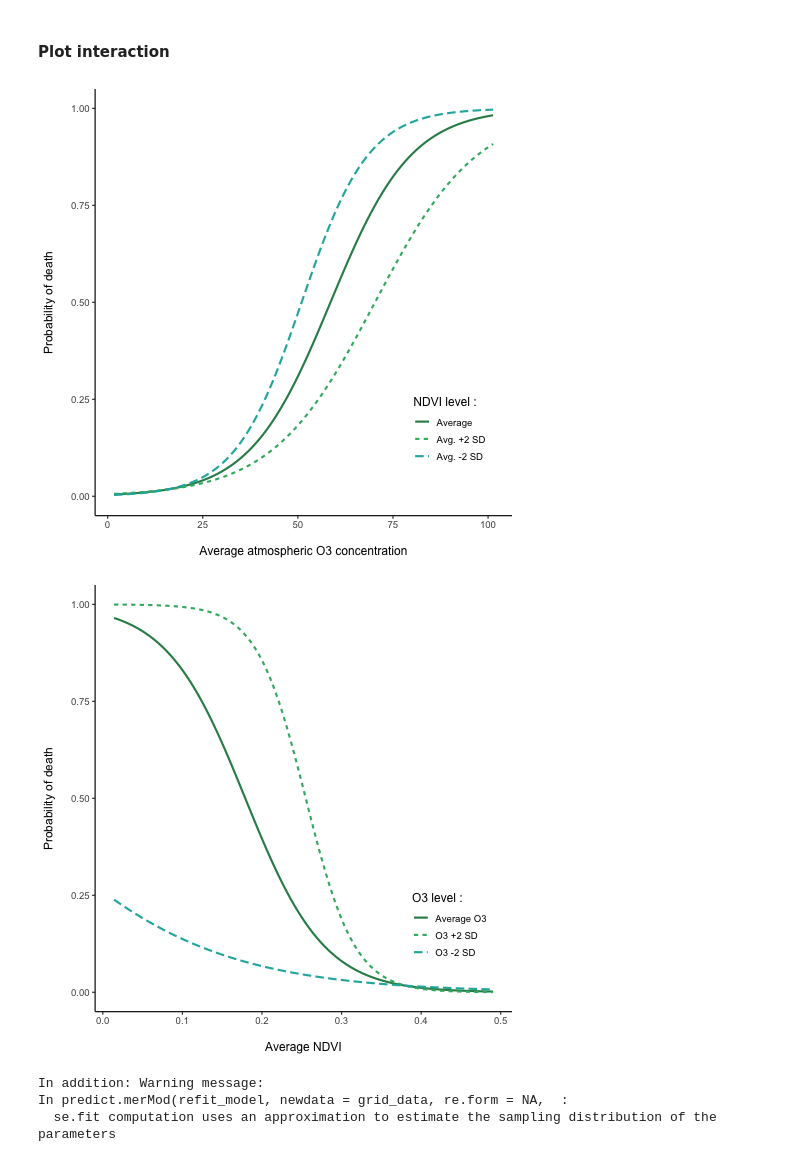
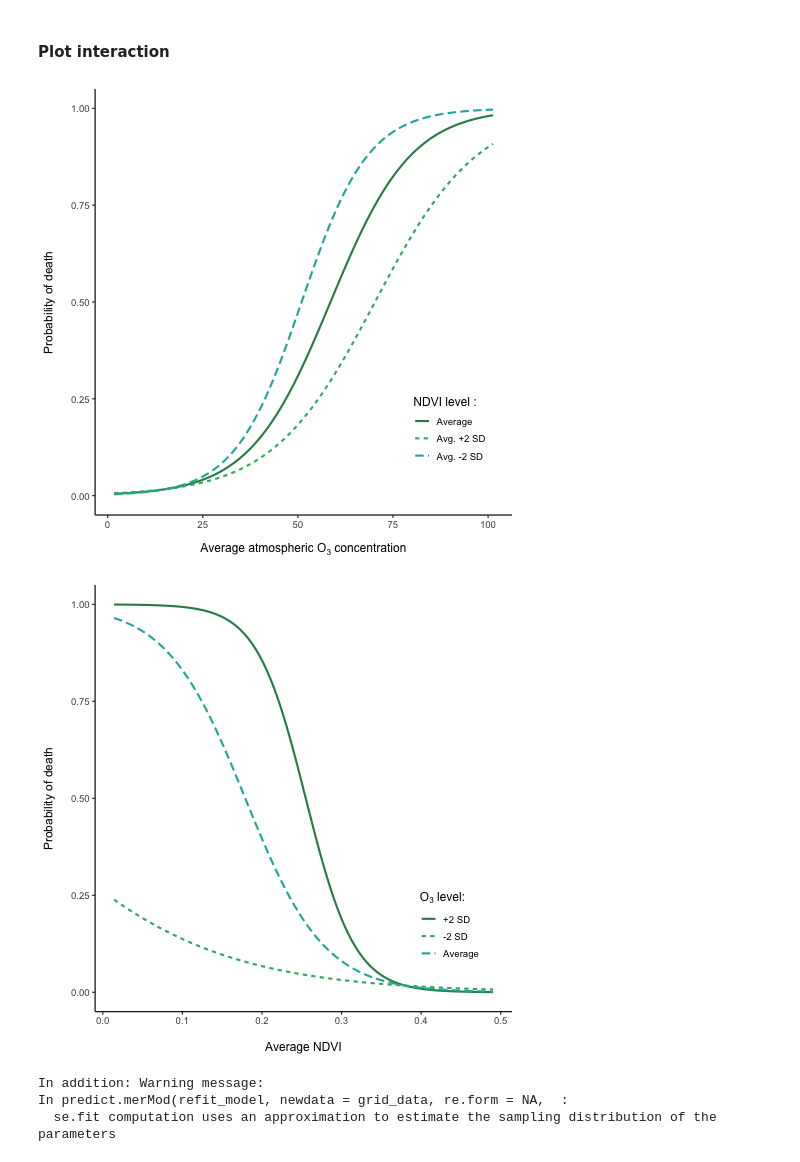
Before and after one commit to Nectar-Technologies/ledge-nectar, a Jupyter notebook: aqi/notebooks/04_plot_GLMM.ipynb, the cells around one changed output. Cells and saved outputs as stored; diff of their text form; code cells hidden in the pictures.

Commit message:
fix-- update glmm plots

```diff
--- a/aqi/notebooks/04_plot_GLMM.ipynb
+++ b/aqi/notebooks/04_plot_GLMM.ipynb
@@ -59,12 +59,16 @@ library(viridis)
 data$region <- as.factor(data$region)
 data$operation_id <- as.factor(data$operation_id)
 data$season <- as.factor(data$season)
+data$death_next_season <- as.integer(ifelse(data$death_next_season == FALSE, 0, 1))
 # %% [markdown]
 Import the best model directly in R
 # %%
 %%R
-file_path <- file.path("..", "outputs", "best_model.rds")
-model <- readRDS(file_path)
+file_path1 <- file.path("..", "outputs", "best_model.rds")
+file_path2 <- file.path("..", "outputs", "best_model_refit.rds")
+
+model <- readRDS(file_path1)
+refit_model <- readRDS(file_path2)
 # %% [markdown]
 ### PLOT MODEL
 # %% [markdown]
@@ -315,11 +323,11 @@ new_data3$predicted <- predict(
 palette <- c("#2E8B57", "#3CB371", "#20B2AA")
 
 p3 <- ggplot(new_data3, aes(x = o3_average, y = predicted)) +
-  geom_line(aes(linetype = ndvi_level, color = ndvi_level), size = 1) +
+  geom_line(aes(linetype = ndvi_level, color = ndvi_level), linewidth = 1) +
   scale_y_continuous(breaks = seq(0,1,0.25), limits = c(0,1)) +
   scale_color_manual(values = palette) +
   labs(
-    x = "\nAverage atmospheric O3 concentration",
+    x = expression("Average atmospheric O"[3] * " concentration"),
     y = "Probability of death\n",
     color = "NDVI level :",
     linetype = "NDVI level :"
@@ -328,11 +336,12 @@ p3 <- ggplot(new_data3, aes(x = o3_average, y = predicted)) +
   theme(
     panel.grid = element_blank(),
     legend.position = c(0.85, 0.2),
-    legend.background = element_blank()
+    legend.background = element_blank(),
+    axis.title.x = element_text(margin = margin(t = 14))
   )
 p3
 # %% [output]
-[figure, old version]
+[figure, new version]
 # %%
 %%R
 # Get mean and standard deviation of o3_average
@@ -357,7 +366,7 @@ new_data4 <- data.frame(
 
 # Add a label
 new_data4$o3_level <- factor(
-  rep(c("Average O3", "O3 -2 SD", "O3 +2 SD"),
+  rep(c("Average", "-2 SD", "+2 SD"),
   each = 100)
 )
 # %%
@@ -371,26 +380,26 @@ new_data4$predicted <- predict(
 # %%
 %%R
 palette <- c("#2E8B57", "#3CB371", "#20B2AA")
 
 p6 <- ggplot(new_data4, aes(x = ndvi_average, y = predicted)) +
-  geom_line(aes(linetype = o3_level, color = o3_level), size = 1) +
+  geom_line(aes(linetype = o3_level, color = o3_level), linewidth = 1) +
   scale_y_continuous(breaks = seq(0,1,0.25), limits = c(0,1)) +
   scale_color_manual(values = palette) +
   labs(
     x = "\nAverage NDVI",
     y = "Probability of death\n",
-    color = "O3 level :",
-    linetype = "O3 level :"
+    color = expression("O"[3] * " level:"),
+    linetype = expression("O"[3] * " level:")
     ) +
   theme_classic(base_size = 12) +
   theme(
     panel.grid = element_blank(),
     legend.position = c(0.85, 0.2),
     legend.background = element_blank()
   )
 p6
 # %% [output]
-[figure, old version]
+[figure, new version]
 # %%
 %%R
 # Create a grid of o3_average and ndvi_average values
```
Also changed, not shown: parts of 7 cells of this notebook.
